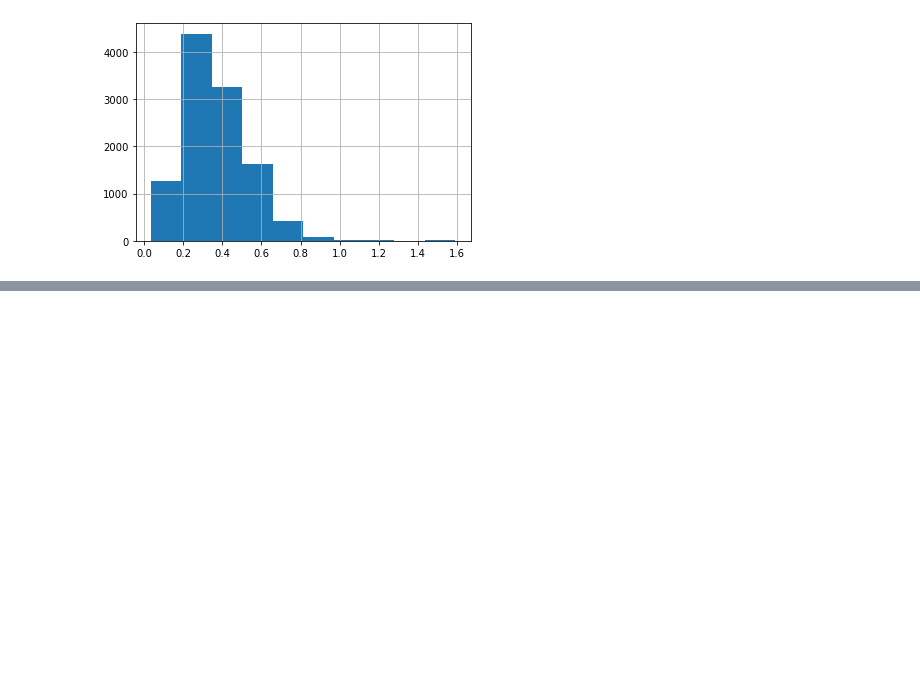
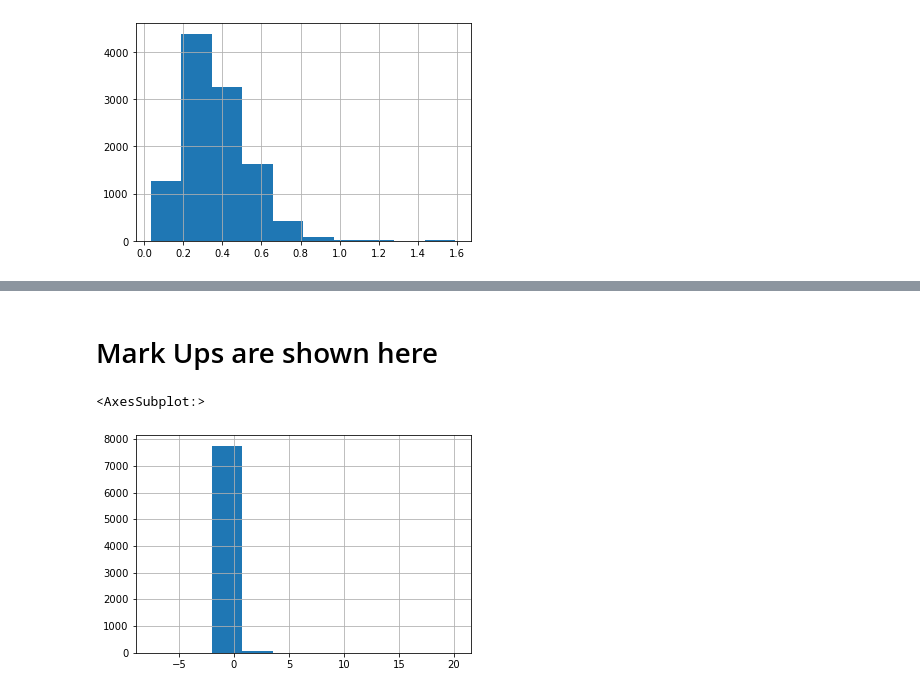
Before and after one commit to davidjiyangcai/blp_pset, a Jupyter notebook: code/pset.ipynb, the cells around one changed output, grey strips where cells are left out. Cells and saved outputs as stored; diff of their text form; code cells hidden in the pictures; blank space fills up the shorter version.

Commit message:
pset done

```diff
--- a/code/pset.ipynb
+++ b/code/pset.ipynb
@@ -569,0 +936,2 @@ generate_dataset('Belgium',1990,income_bins)
+# %%
+blp_results = pset.run_blp_excercise()
@@ -569,0 +1037,8 @@ generate_dataset('Belgium',1990,income_bins)
+# %% [markdown]
+# Mark Ups are shown here
+# %%
+blp_results[0][1]['markup'] = (blp_results[0][1].prices-blp_results[0][1].mc)/blp_results[0][1].prices
+blp_results[0][1]['markup'].hist()
+# %% [output]
+<AxesSubplot:>
+[figure, added]
```
Also changed, not shown: parts of 25 cells of this notebook.
